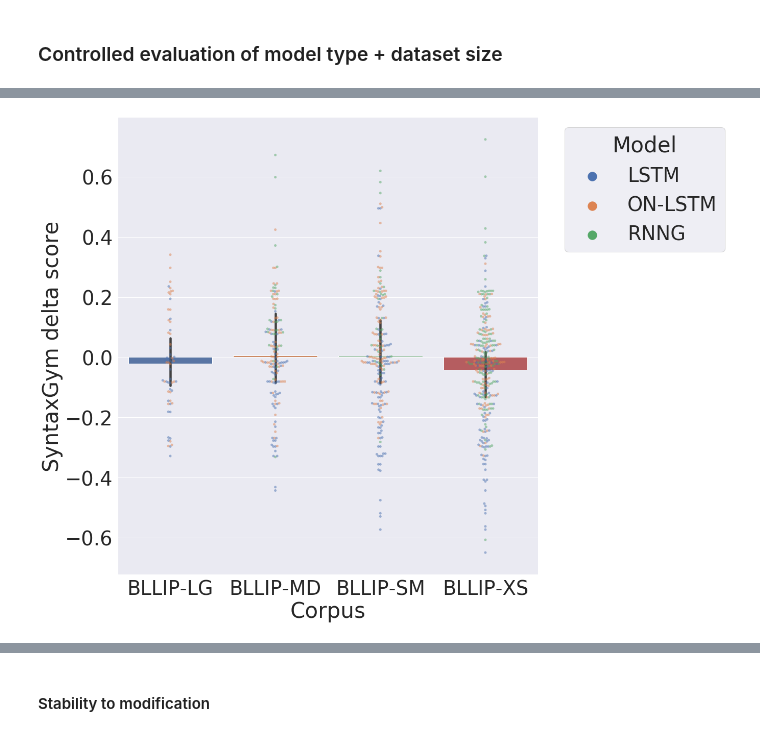
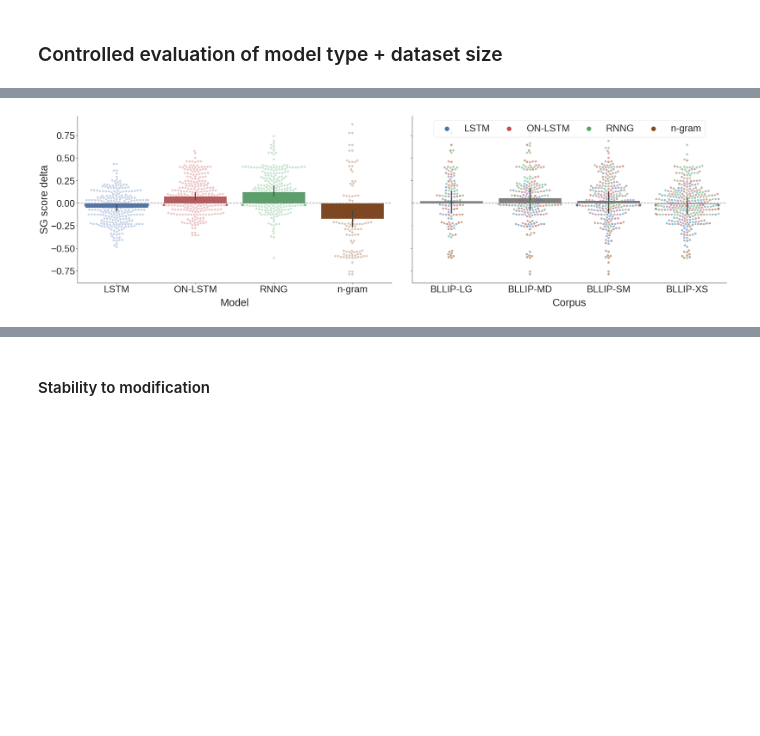
Before and after one commit to cpllab/syntactic-generalization, a Jupyter notebook: notebooks/final.ipynb, the cells around one changed output, grey strips where cells are left out. Cells and saved outputs as stored; diff of their text form; code cells hidden in the pictures; blank space fills up the shorter version.

```diff
--- a/notebooks/final.ipynb
+++ b/notebooks/final.ipynb
@@ -59,7 +59,7 @@ PRETTY_COLUMNS = ["pretty_%s" % col for col, _ in PRETTY_COLUMN_MAPS]
 # %%
 # Exclusions
 exclude_suite_re = re.compile(r"^fgd-embed[34]|^gardenpath|^nn-nv")
-exclude_models = ["1gram", "ngram", "ngram-no-rand"]
+exclude_models = ["1gram", "ngram-no-rand"] # "ngram",
 # %%
 ngram_models = ["1gram", "ngram", "ngram-single"]
 baseline_models = ["random"]
@@ -324,21 +351,3 @@ if RENDER_FINAL:
 controlled_suites_df = suites_df[suites_df.model_name.isin(controlled_models)]
 controlled_suites_df_mod = suites_df_mod[suites_df_mod.model_name.isin(controlled_models)]
 controlled_joined_data_circuits = joined_data_circuits[joined_data_circuits.model_name.isin(controlled_models)]
-# %%
-# Compare SG deltas w.r.t. test suite mean rather than absolute values.
-# This makes for a more easily interpretable visualization
-
-f, ax = plt.subplots(figsize=(20, 15))
-ax.axhline(0, c="gray", alpha=0.5, linestyle="--")
-sns.barplot(data=controlled_suites_df.reset_index(),
-            x="pretty_model_name", y="correct_delta",
-            order=controlled_model_order, ax=ax)
-sns.swarmplot(data=controlled_suites_df.reset_index(),
-              x="pretty_model_name", y="correct_delta",
-              order=controlled_model_order, alpha=0.7, ax=ax)
-
-plt.xlabel("Model")
-plt.ylabel(SG_DELTA_LABEL)
-
-if RENDER_FINAL:
-    render_final(figure_path / "controlled_model.png")
@@ -347,20 +354,34 @@ if RENDER_FINAL:
 # %%
-f, ax = plt.subplots(figsize=(20, 15))
-# Estimate error intervals with a structured bootstrap: resampling units = model
-sns.barplot(data=controlled_suites_df.reset_index(), x="pretty_corpus", y="correct_delta",
-            units="pretty_model_name", order=corpus_order, ax=ax)
-sns.swarmplot(data=controlled_suites_df.reset_index(), x="pretty_corpus", y="correct_delta",
-              hue="pretty_model_name", order=corpus_order, hue_order=controlled_model_order, alpha=0.5, ax=ax)
+_, axes = plt.subplots(nrows=1, ncols=2, sharex=False, sharey=True, figsize=(40,12))
+for i, ax in enumerate(axes):
+    ax.axhline(0, c="gray", linestyle="--")
+    if i == 0:
+        sns.barplot(data=controlled_suites_df.reset_index(),
+                    x="pretty_model_name", y="correct_delta", palette=MODEL_COLORS,
+                    units="corpus", order=controlled_model_order, ax=ax)
+        sns.swarmplot(data=controlled_suites_df.reset_index(),
+                      x="pretty_model_name", y="correct_delta", palette=MODEL_COLORS,
+                      order=controlled_model_order, alpha=0.3, ax=ax, size=9)
 
-handles, labels = ax.get_legend_handles_labels()
-for h in handles:
-    h.set_sizes([300.0])
+        ax.set_xlabel("Model", labelpad=16)
+        ax.set_ylabel(SG_DELTA_LABEL)
+    elif i == 1:
+        # Estimate error intervals with a structured bootstrap: resampling units = model
+        sns.barplot(data=controlled_suites_df.reset_index(), x="pretty_corpus", y="correct_delta",
+                    color="Gray", units="pretty_model_name", order=corpus_order, ax=ax)
+        sns.swarmplot(data=controlled_suites_df.reset_index(), x="pretty_corpus", y="correct_delta",
+                      hue="pretty_model_name", order=corpus_order, hue_order=controlled_model_order,
+                      palette=MODEL_COLORS, size=9, alpha=0.5, ax=ax)
 
-plt.xlabel("Corpus")
-plt.ylabel(SG_DELTA_LABEL)
-plt.legend(handles, labels, bbox_to_anchor=(1.04,1), loc="upper left", title="Model")
+        handles, labels = ax.get_legend_handles_labels()
+        for h in handles:
+            h.set_sizes([300.0])
+
+        ax.set_xlabel("Corpus", labelpad=16)
+        ax.set_ylabel("")
+        ax.legend(handles, labels, loc="upper center", ncol=4, columnspacing=1)
 
 if RENDER_FINAL:
-    render_final(figure_path / "controlled_corpus.png")
+    render_final(figure_path / "controlled.pdf")
 # %% [output]
-[figure, old version]
+[figure, new version]
```
Also changed, not shown: parts of 24 cells of this notebook, 1 other file.
